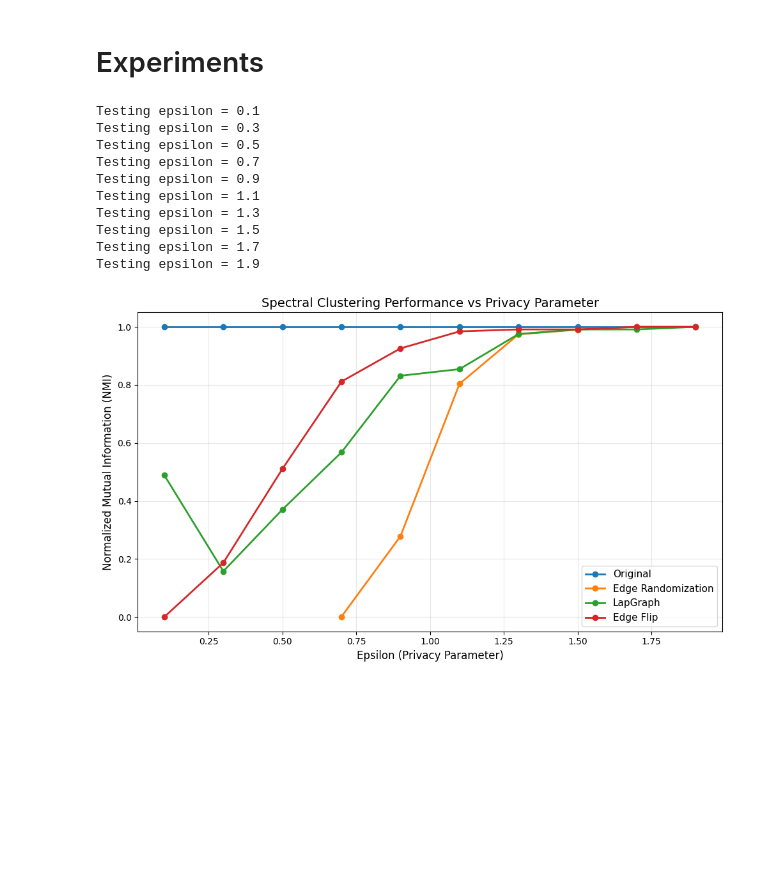
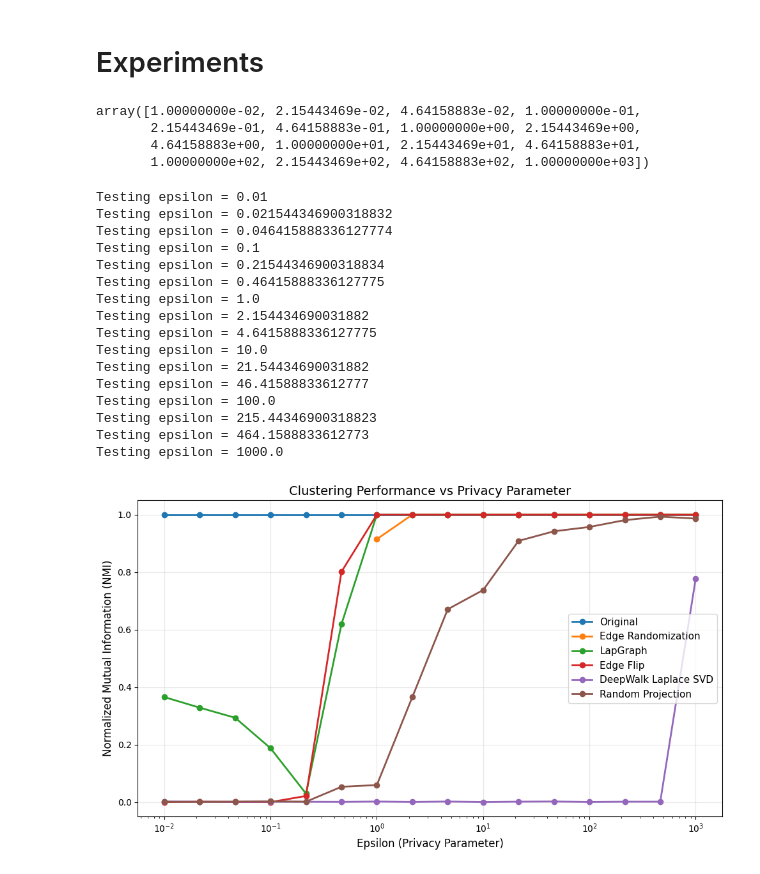
Before and after one commit to hungndo/Privacy_Network_Embeddings, a Jupyter notebook: DP_comparisons.ipynb, the cells around one changed output. Saved outputs shown, nothing was run; the diff lists cells and outputs as text; code cells hidden in the pictures; blank space fills up the shorter version.

Commit message:
added DP DeepWalk Laplace SVD and Random projection

```diff
--- a/DP_comparisons.ipynb
+++ b/DP_comparisons.ipynb
@@ -7,11 +10,13 @@ import matplotlib.pyplot as plt
 # %% [markdown]
 # DP algorithms
 # %%
-def random_projection(A, m , variance):
+def random_projection(A, m , epsilon, delta):
     """
     Algorithm 1 from: https://arxiv.org/pdf/1307.0475
     """
 
+    n = A.shape[0]
+    variance = 1/epsilon * np.sqrt(10*(epsilon + np.log(1/(2*delta)))*np.log(n/delta))
     P = np.random.normal(0, 1/np.sqrt(m), size=(A.shape[0], m))
     Q = np.random.normal(0, np.sqrt(variance), size=(A.shape[0], m) )
 
@@ -96,16 +129,23 @@ def edge_flip(A, epsilon):
 # %%
 np.random.seed(0)
 # %%
-sizes = [100, 150, 500]
+sizes = [300, 300, 300]
 probs = [
-    [0.8, 0.4, 0.35],
-    [0.4, 0.7, 0.3],
-    [0.35, 0.3, 0.8]
+    [0.8, 0.4, 0.4],
+    [0.4, 0.8, 0.4],
+    [0.4, 0.4, 0.8]
 ]
 
 # Generate the SBM graph
 G = nx.stochastic_block_model(sizes, probs, seed=0)
 A = nx.to_numpy_array(G)
+# %%
+np.logspace(-2, 3, num=16)
+# %% [output]
+array([1.00000000e-02, 2.15443469e-02, 4.64158883e-02, 1.00000000e-01,
+       2.15443469e-01, 4.64158883e-01, 1.00000000e+00, 2.15443469e+00,
+       4.64158883e+00, 1.00000000e+01, 2.15443469e+01, 4.64158883e+01,
+       1.00000000e+02, 2.15443469e+02, 4.64158883e+02, 1.00000000e+03])
 # %%
 # Get the true labels from the SBM
 true_labels = []
@@ -114,13 +154,16 @@ for i, size in enumerate(sizes):
 
 # Define epsilon values to test
 epsilon_values = np.array(range(1, 21, 2))/10#[0.1, 0.7, 1.0, 2.0, 5.0, 10.0]
+epsilon_values = np.logspace(-2, 3, num=16)
 
 # Initialize results storage
 results = {
     'Original': [],
     'Edge Randomization': [],
     'LapGraph': [],
-    'Edge Flip': []
+    'Edge Flip': [],
+    'DeepWalk Laplace SVD': [],
+    'Random Projection': []
 }
 
 # Test each epsilon value
@@ -132,6 +175,13 @@ for epsilon in epsilon_values:
     cluster_labels = spectral_clustering.fit_predict(A)
     nmi_score = normalized_mutual_info_score(true_labels, cluster_labels)
     results['Original'].append(nmi_score)
+
+    # Random Projection
+    A_rp = random_projection(A, 100, epsilon=epsilon, delta=0.01)
+    kmeans = KMeans(n_clusters=3, n_init=10, random_state=0)
+    cluster_labels = kmeans.fit_predict(A_rp)
+    nmi_score = normalized_mutual_info_score(true_labels, cluster_labels)
+    results['Random Projection'].append(nmi_score)
 
     # Edge Randomization
     if epsilon >= np.log(2):
@@ -156,30 +206,44 @@ for epsilon in epsilon_values:
     cluster_labels = spectral_clustering.fit_predict(A_ef)
     nmi_score = normalized_mutual_info_score(true_labels, cluster_labels)
     results['Edge Flip'].append(nmi_score)
+
+    # DeepWalk Laplace SVD
+    X = deepwalk_laplace_svd(A, 20, 2, epsilon, take_log=False)
+    X = X.detach().numpy()
+    kmeans = KMeans(n_clusters=3, n_init=10, random_state=0)
+    cluster_labels = kmeans.fit_predict(X)
+    nmi_score = normalized_mutual_info_score(true_labels, cluster_labels)
+    results['DeepWalk Laplace SVD'].append(nmi_score)
 # %% [output]
+Testing epsilon = 0.01
+Testing epsilon = 0.021544346900318832
+Testing epsilon = 0.046415888336127774
 Testing epsilon = 0.1
-Testing epsilon = 0.3
-Testing epsilon = 0.5
-Testing epsilon = 0.7
-Testing epsilon = 0.9
-Testing epsilon = 1.1
-Testing epsilon = 1.3
-Testing epsilon = 1.5
-Testing epsilon = 1.7
-Testing epsilon = 1.9
+Testing epsilon = 0.21544346900318834
+Testing epsilon = 0.46415888336127775
+Testing epsilon = 1.0
+Testing epsilon = 2.154434690031882
+Testing epsilon = 4.6415888336127775
+Testing epsilon = 10.0
+Testing epsilon = 21.54434690031882
+Testing epsilon = 46.41588833612777
+Testing epsilon = 100.0
+Testing epsilon = 215.44346900318823
+Testing epsilon = 464.1588833612773
+Testing epsilon = 1000.0
 # %%
 # Plot the results
 plt.figure(figsize=(10, 6))
 for method, nmi_scores in results.items():
     plt.plot(epsilon_values, nmi_scores, marker='o', label=method, linewidth=2, markersize=6)
 
 plt.xlabel('Epsilon (Privacy Parameter)', fontsize=12)
 plt.ylabel('Normalized Mutual Information (NMI)', fontsize=12)
-plt.title('Spectral Clustering Performance vs Privacy Parameter', fontsize=14)
+plt.title('Clustering Performance vs Privacy Parameter', fontsize=14)
 plt.legend(fontsize=11)
 plt.grid(True, alpha=0.3)
-# plt.xscale('log')  # Log scale for better visualization of epsilon values
+plt.xscale('log')  # Log scale for better visualization of epsilon values
 plt.tight_layout()
 plt.show()
 # %% [output]
-[figure, old version]
+[figure, new version]
```
Also changed, not shown: parts of 2 cells of this notebook.
